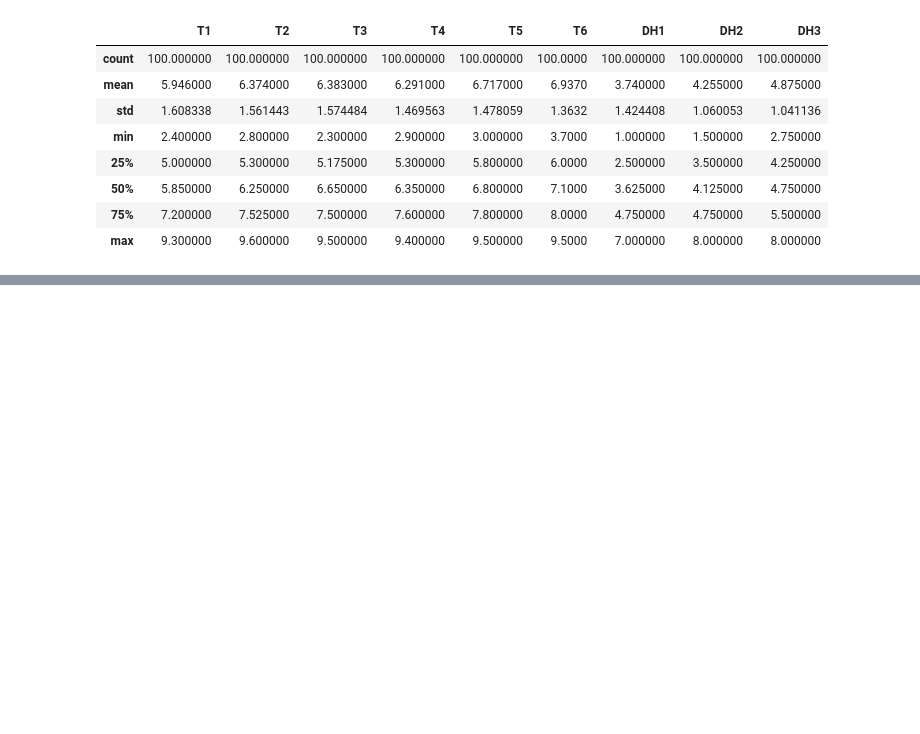
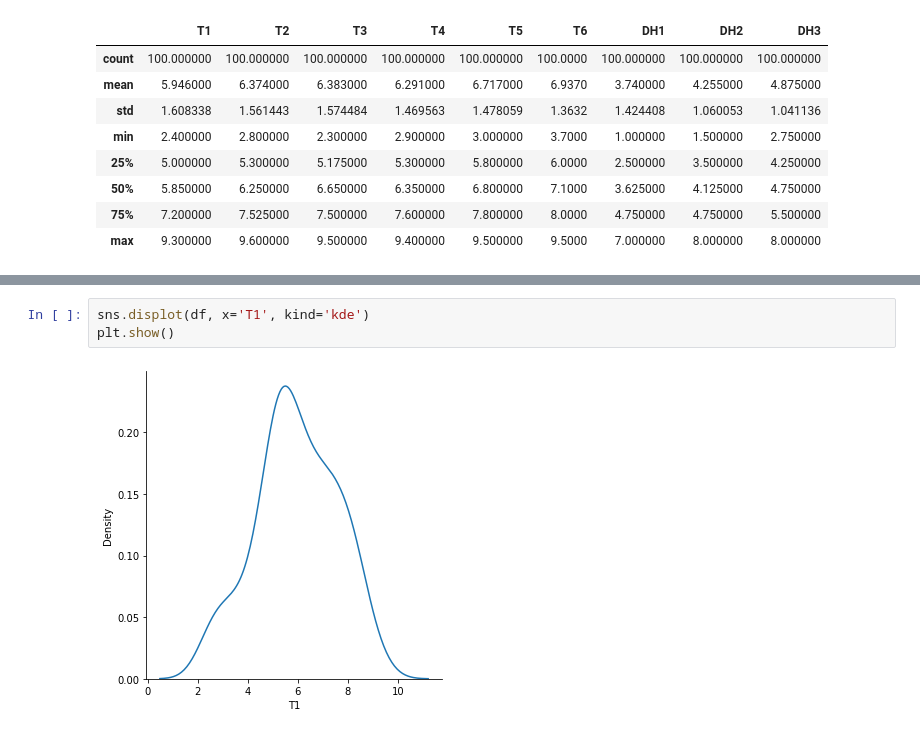
Before and after one commit to minhtri1610/py17052022, a Jupyter notebook: day12/d02.ipynb, the cells around one changed output, grey strips where cells are left out. Cells and saved outputs as stored; diff of their text form; blank space fills up the shorter version.

```diff
--- a/day12/d02.ipynb
+++ b/day12/d02.ipynb
@@ -232,0 +247,5 @@ df[['T1','T2','T3','T4','T5','T6','DH1','DH2','DH3']].describe()
+# %%
+sns.displot(df, x='T1', kind='kde')
+plt.show()
+# %% [output]
+[figure, added]
```
Also changed, not shown: parts of 2 cells of this notebook.
